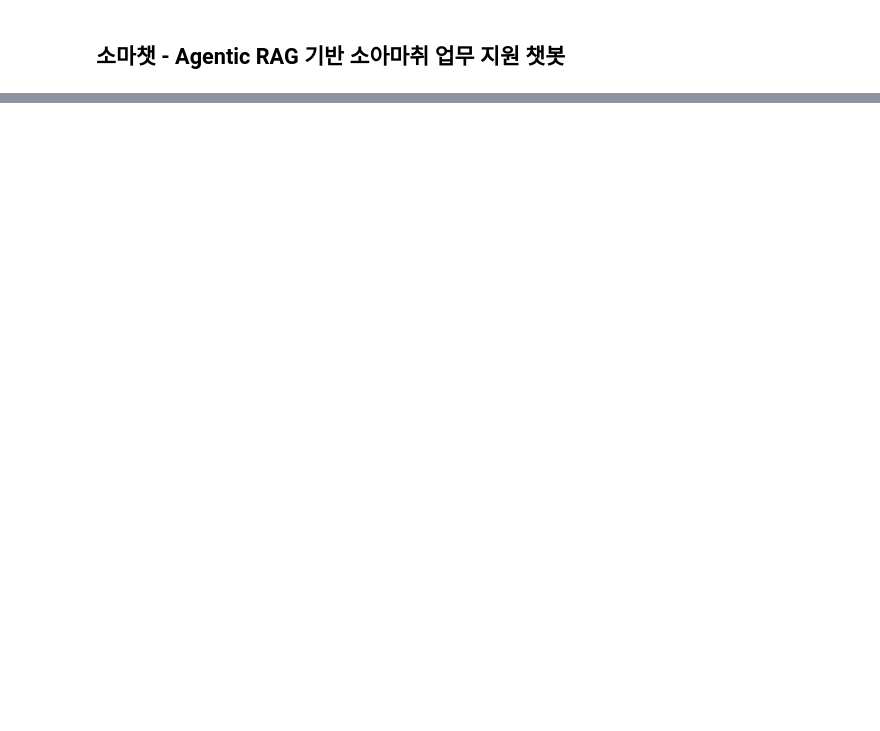
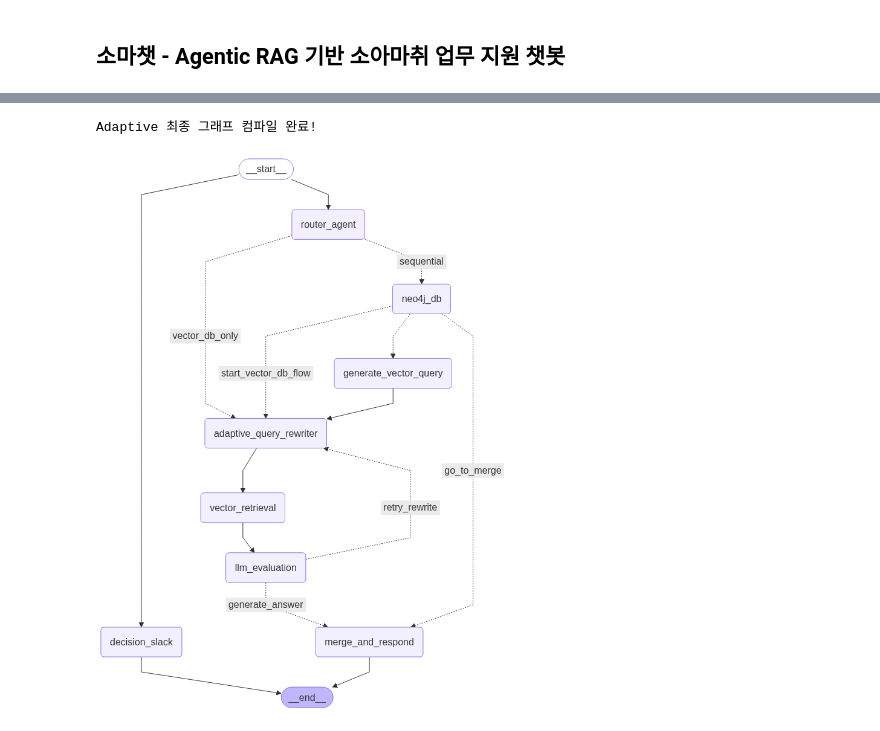
Before and after one commit to yoonwanggyu/BOAZ_ADV, a Jupyter notebook: Jae_Won/somachat.ipynb, the cells around one changed output, grey strips where cells are left out. Cells and saved outputs as stored; diff of their text form; code cells hidden in the pictures; blank space fills up the shorter version.

```diff
--- a/Jae_Won/somachat.ipynb
+++ b/Jae_Won/somachat.ipynb
@@ -1002,0 +861,73 @@ For troubleshooting, visit: https://python.langchain.com/docs/troubleshooting/er
+# %%
+# ==============================================================================
+# 셀 9: 최종 Graph 빌드 및 컴파일 (Adaptive 버전)
+# ==============================================================================
+workflow = StateGraph(ChatbotState)
+
+# 1. 모든 노드 정의
+workflow.add_node("router_agent", router_agent)
+workflow.add_node("decision_slack", decision_slack)
+workflow.add_node("neo4j_db", neo4j_db)
+workflow.add_node("generate_vector_query", generate_vector_query_node)
+workflow.add_node("adaptive_query_rewriter", adaptive_query_rewriter_node)
+workflow.add_node("vector_retrieval", vector_retrieval_node)
+workflow.add_node("llm_evaluation", llm_evaluation_node)
+workflow.add_node("merge_and_respond", merge_and_respond_node)
+
+# 2. 시작점 엣지 연결
+workflow.add_edge(START, "router_agent")
+workflow.add_edge(START, "decision_slack")
+
+# 3. 라우터 이후 조건부 분기
+workflow.add_conditional_edges(
+    "router_agent",
+    route_after_router,
+    {
+        "neo4j_only": "neo4j_db",
+        "vector_db_only": "adaptive_query_rewriter",
+        "parallel": "neo4j_db",
+        "sequential": "neo4j_db",
+    }
+)
+
+# 4. Neo4j 이후 조건부 분기
+workflow.add_conditional_edges(
+    "neo4j_db",
+    route_after_neo4j,
+    {
+        "go_to_merge": "merge_and_respond",
+        "generate_vector_query": "generate_vector_query",
+        "start_vector_db_flow": "adaptive_query_rewriter",
+    }
+)
+
+# 5. 순차 흐름: generate_vector_query → adaptive_query_rewriter
+workflow.add_edge("generate_vector_query", "adaptive_query_rewriter")
+
+# 6. Adaptive 쿼리 재작성 → VectorDB 검색 → 평가
+workflow.add_edge("adaptive_query_rewriter", "vector_retrieval")
+workflow.add_edge("vector_retrieval", "llm_evaluation")
+
+# 7. 평가 이후 재시도 루프
+workflow.add_conditional_edges(
+    "llm_evaluation",
+    route_after_evaluation,
+    {
+        "retry_rewrite": "adaptive_query_rewriter",
+        "generate_answer": "merge_and_respond",
+    }
+)
+
+# 8. 슬랙 노드 직접 연결 제거 (merge_and_respond에서 state 사용)
+# workflow.add_edge("decision_slack", "merge_and_respond")
+
+# 9. 종료 엣지
+workflow.add_edge("merge_and_respond", END)
+
+# 10. 컴파일
+graph = workflow.compile(checkpointer=memory)
+print("Adaptive 최종 그래프 컴파일 완료!")
+graph
+# %% [output]
+Adaptive 최종 그래프 컴파일 완료!
+[figure, added]
```
Also changed, not shown: parts of 16 cells of this notebook.
